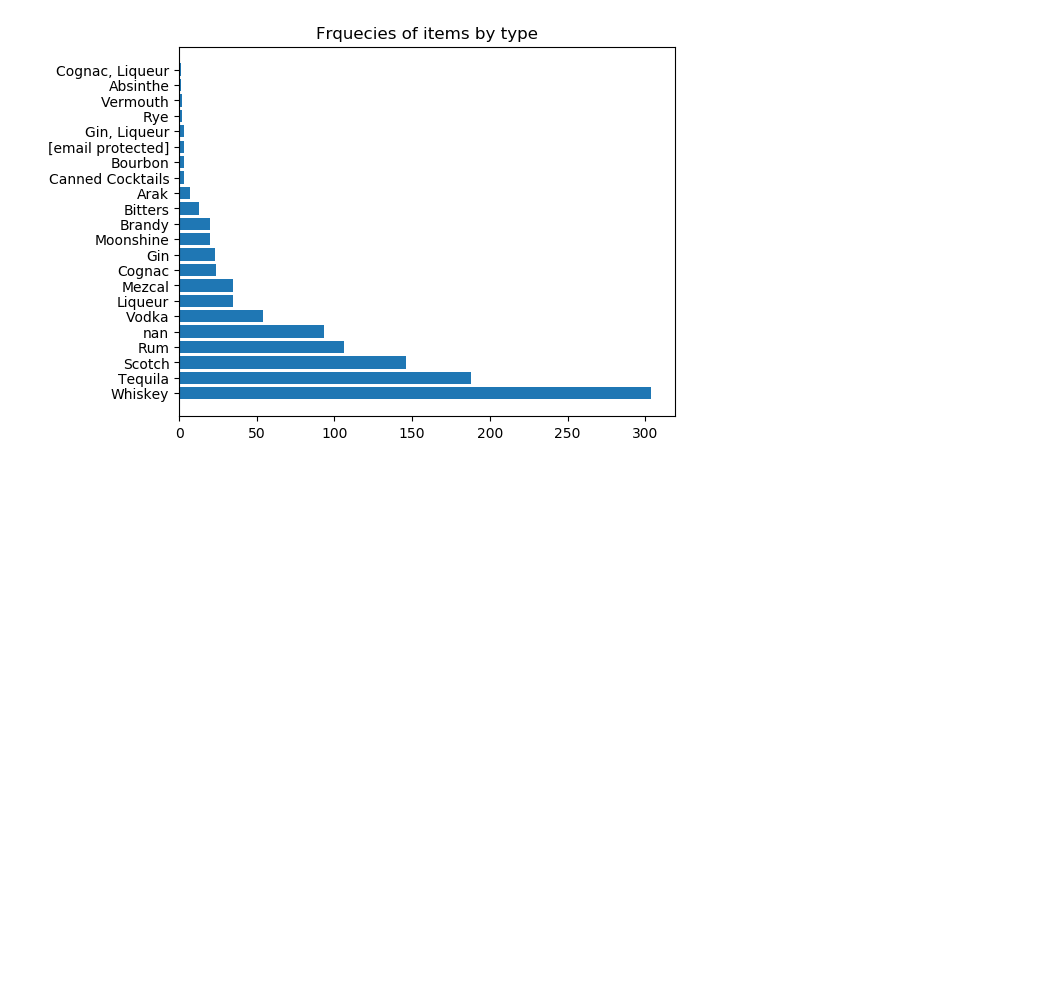
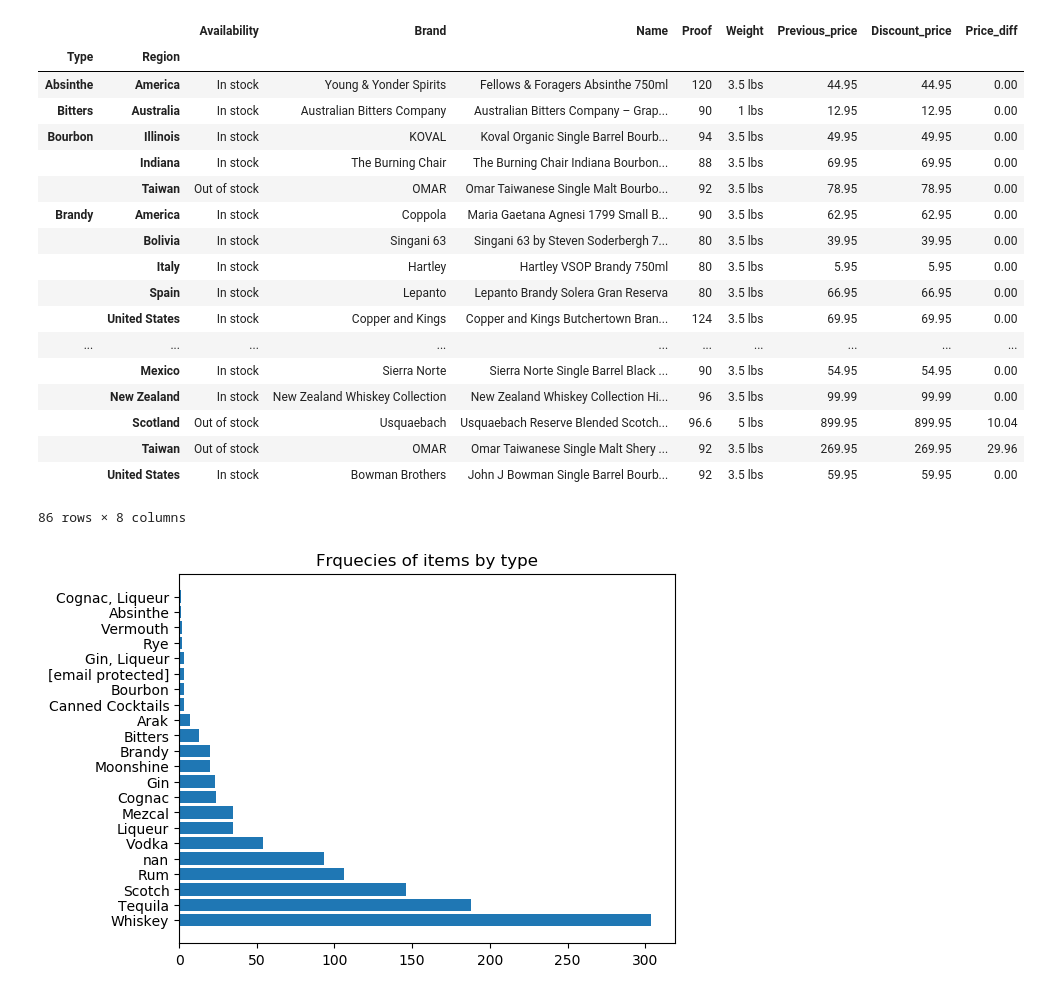
Before and after one commit to Mirkoforgi/Data-Processing-in-Python_project, a Jupyter notebook: some_plots.ipynb, the cells around one changed output. Drawn from its saved outputs; the diff is of its cells as text; code cells hidden in the pictures; blank space fills up the shorter version.

Commit message:
Add files via upload
Cleaned dataframe: prices now as float, removed NaN's and started grouping

```diff
--- a/some_plots.ipynb
+++ b/some_plots.ipynb
@@ -30,0 +22,10 @@ data = pd.read_csv("webscrape.csv")
+# %%
+data['Previous_price'] = data['Previous_price'].str.replace(',', '')
+data['Previous_price'] = data['Previous_price'].str.replace('$', '')
+data['Previous_price'] = data['Previous_price'].astype(float)
+# %%
+data['Discount_price'] = data['Discount_price'].str.replace(',', '')
+data['Discount_price'] = data['Discount_price'].str.replace('$', '')
+data['Discount_price'] = data['Discount_price'].astype(float)
+# %%
+data["Price_diff"] = data['Previous_price'] - data['Discount_price']
@@ -30,0 +40,2 @@ data = pd.read_csv("webscrape.csv")
+# %%
+clean_data = data.dropna(axis=0, how='any')
@@ -31,3 +44,25 @@ data = pd.read_csv("webscrape.csv")
+# %%
+clean_data.groupby(['Type', 'Region']).max()
+# %% [output]
+|  |  | Availability | Brand | Name | Proof | Weight | Previous_price | Discount_price | Price_diff |
+| Type | Region |  |  |  |  |  |  |  |  |
+| Absinthe | America | In stock | Young & Yonder Spirits | Fellows & Foragers Absinthe 750ml | 120 | 3.5 lbs | 44.95 | 44.95 | 0.00 |
+| Bitters | Australia | In stock | Australian Bitters Company | Australian Bitters Company – Grap... | 90 | 1 lbs | 12.95 | 12.95 | 0.00 |
+| Bourbon | Illinois | In stock | KOVAL | Koval Organic Single Barrel Bourb... | 94 | 3.5 lbs | 49.95 | 49.95 | 0.00 |
+|  | Indiana | In stock | The Burning Chair | The Burning Chair Indiana Bourbon... | 88 | 3.5 lbs | 69.95 | 69.95 | 0.00 |
+|  | Taiwan | Out of stock | OMAR | Omar Taiwanese Single Malt Bourbo... | 92 | 3.5 lbs | 78.95 | 78.95 | 0.00 |
+| Brandy | America | In stock | Coppola | Maria Gaetana Agnesi 1799 Small B... | 90 | 3.5 lbs | 62.95 | 62.95 | 0.00 |
+|  | Bolivia | In stock | Singani 63 | Singani 63 by Steven Soderbergh 7... | 80 | 3.5 lbs | 39.95 | 39.95 | 0.00 |
+|  | Italy | In stock | Hartley | Hartley VSOP Brandy 750ml | 80 | 3.5 lbs | 5.95 | 5.95 | 0.00 |
+|  | Spain | In stock | Lepanto | Lepanto Brandy Solera Gran Reserva | 80 | 3.5 lbs | 66.95 | 66.95 | 0.00 |
+|  | United States | In stock | Copper and Kings | Copper and Kings Butchertown Bran... | 124 | 3.5 lbs | 69.95 | 69.95 | 0.00 |
+| ... | ... | ... | ... | ... | ... | ... | ... | ... | ... |
+|  | Mexico | In stock | Sierra Norte | Sierra Norte Single Barrel Black ... | 90 | 3.5 lbs | 54.95 | 54.95 | 0.00 |
+|  | New Zealand | In stock | New Zealand Whiskey Collection | New Zealand Whiskey Collection Hi... | 96 | 3.5 lbs | 99.99 | 99.99 | 0.00 |
+|  | Scotland | Out of stock | Usquaebach | Usquaebach Reserve Blended Scotch... | 96.6 | 5 lbs | 899.95 | 899.95 | 10.04 |
+|  | Taiwan | Out of stock | OMAR | Omar Taiwanese Single Malt Shery ... | 92 | 3.5 lbs | 269.95 | 269.95 | 29.96 |
+|  | United States | In stock | Bowman Brothers | John J Bowman Single Barrel Bourb... | 92 | 3.5 lbs | 59.95 | 59.95 | 0.00 |
+86 rows × 8 columns
 # %%
 COUNT=data.Type.value_counts(dropna=False)
 df1=pd.DataFrame(COUNT)
```
Also changed, not shown: parts of 13 cells of this notebook.
